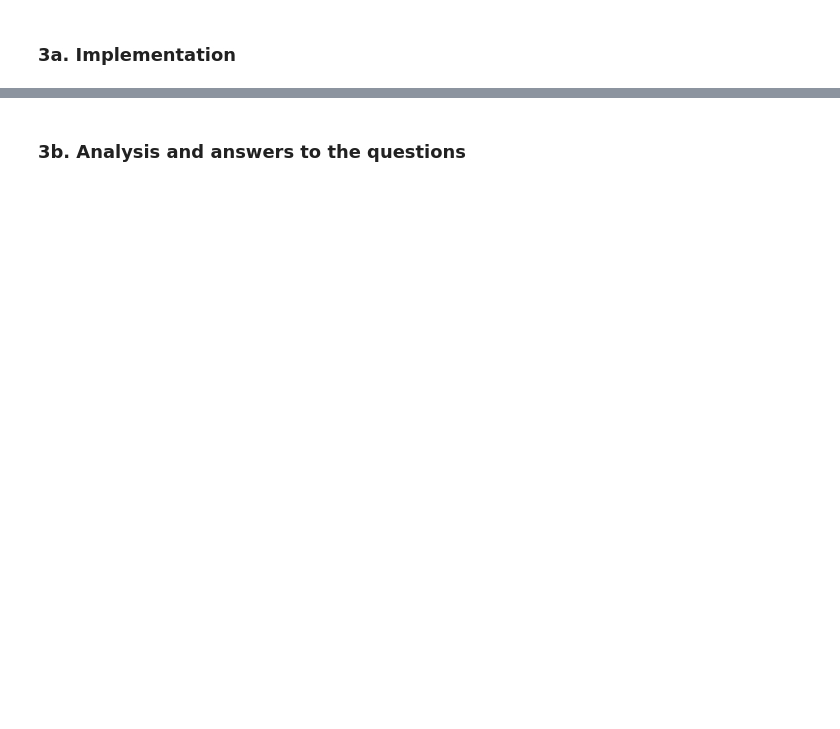
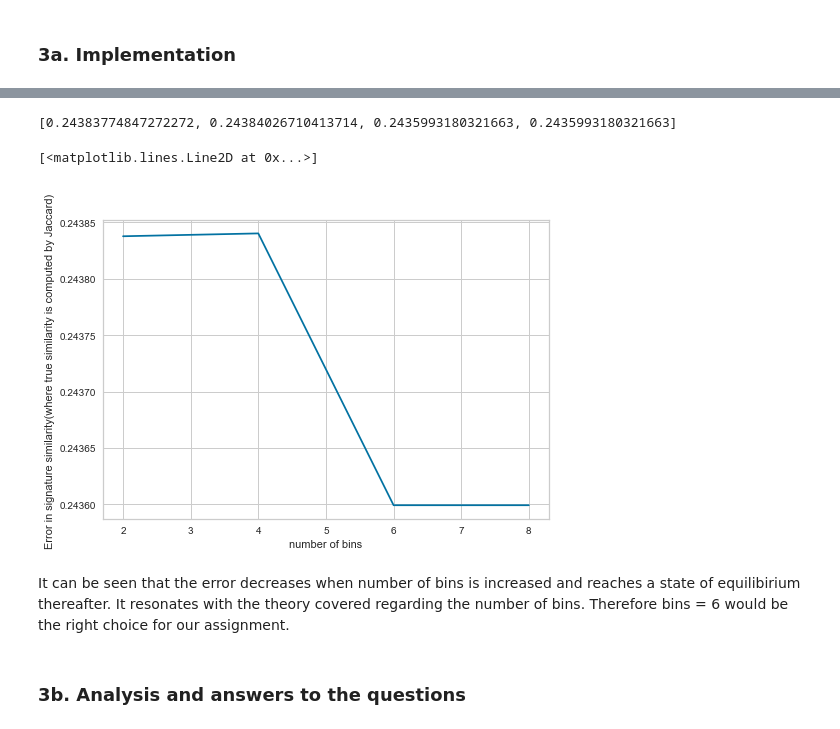
Before and after one commit to SayakMukherjee/CyberDataAnalytics, a Jupyter notebook: Assignment_3/Lab3.ipynb, the cells around one changed output, grey strips where cells are left out. Saved outputs shown, nothing was run; the diff lists cells and outputs as text; code cells hidden in the pictures; blank space fills up the shorter version.

```diff
--- a/Assignment_3/Lab3.ipynb
+++ b/Assignment_3/Lab3.ipynb
@@ -508,0 +598,2 @@ However, COUNT-MIX is not accurate for all combinations of height and width as s
+# %%
+jacc_sim = jaccard_similarity(perm, characterstic_matrix)
@@ -509,2 +644,43 @@ However, COUNT-MIX is not accurate for all combinations of height and width as s
+# %%
+# Compute similarity between different document signatures
+def sig_similarity(perm, signature_matrix):
+  sig_sim = []
+  for p in tqdm(perm):
+    doc1 = signature_matrix[:, p[0]]
+    doc2 = signature_matrix[:, p[1]]
+
+    common = (doc1 == doc2).sum()
+    total = signature_matrix.shape[0]
+    sim = common / total
+    sig_sim.append(sim)
+
+  return sig_sim
+# %%
+# Compute how often the true nearest neighbor is equivalent to the nearest neighbor using the signatures.
+
+bins = [2, 4, 6, 8]
+sim = []
+for bin in bins:
+  signature_matrix = compute_minwise_lsh(characterstic_matrix, bin, 100)
+  sig_sim = sig_similarity(perm, signature_matrix)
+  sim.append(sig_sim)
+# %%
+error = []
+for i in range(len(bins)):
+  er = [math.sqrt((val1-val2)**2)  for val1, val2 in zip(sim[i], jacc_sim)]
+  error.append(sum(er)/len(er))
+print (error)
+# %% [output]
+[0.24383774847272272, 0.24384026710413714, 0.2435993180321663, 0.2435993180321663]
+# %%
+plt.ylabel("Error in signature similarity(where true similarity is computed by Jaccard) ")
+plt.xlabel("number of bins")
+plt.plot(bins, error)
+# %% [output]
+[<matplotlib.lines.Line2D at 0x...>]
+[figure, added]
+# %% [markdown]
+It can be seen that the error decreases when number of bins is increased and reaches a state of equilibirium thereafter. It resonates with the theory covered regarding the number of bins.
+Therefore bins = 6 would be the right choice for our assignment.
 # %% [markdown]
 ### 3b. Analysis and answers to the questions
```
Also changed, not shown: parts of 20 cells of this notebook.
